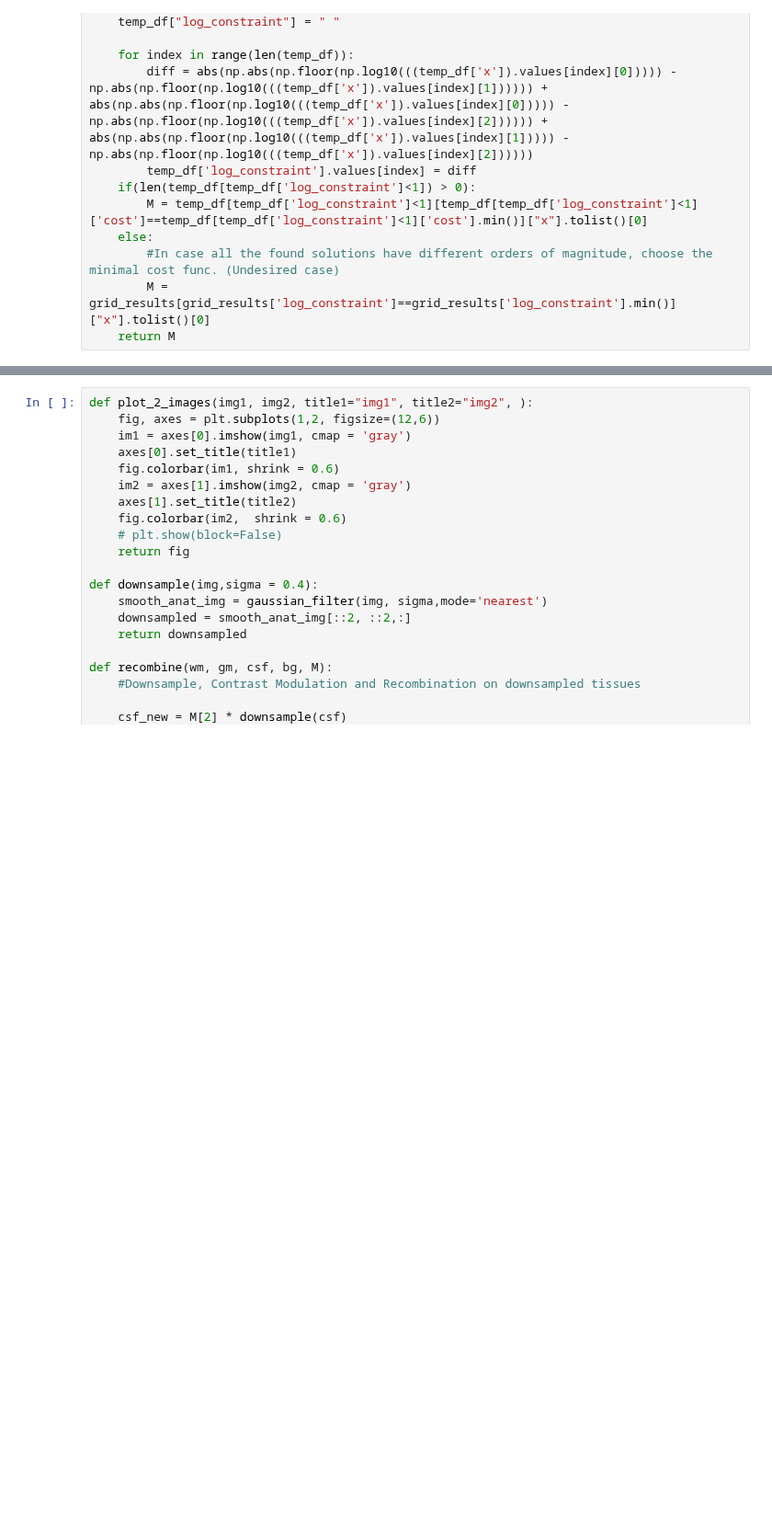
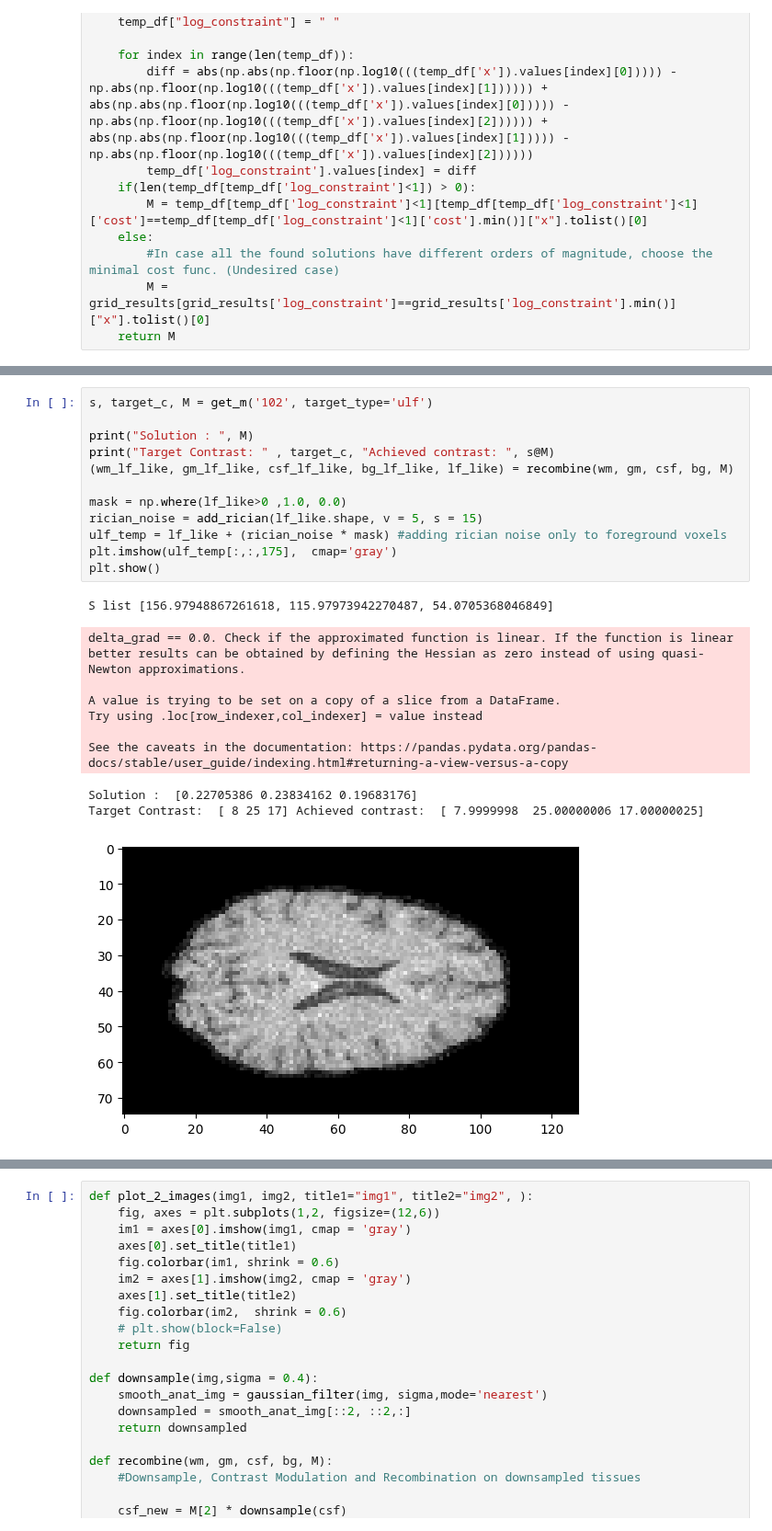
Before and after one commit to pranav-ind/hulfsynth, a Jupyter notebook: temp.ipynb, the cells around one changed output, grey strips where cells are left out. Shown at 92% size. Saved outputs shown, nothing was run; the diff lists cells and outputs as text; blank space fills up the shorter version.

Commit message:
added new sensitivity data

```diff
--- a/temp.ipynb
+++ b/temp.ipynb
@@ -944,5 +896,28 @@ def get_m(dataset_num='0011', target_type='hf'):
 
     # M = grid_results.iloc[0].x
     return s, target_c, M
+# %%
+s, target_c, M = get_m('102', target_type='ulf')
+
+print("Solution : ", M)
+print("Target Contrast: " , target_c, "Achieved contrast: ", s@M)
+(wm_lf_like, gm_lf_like, csf_lf_like, bg_lf_like, lf_like) = recombine(wm, gm, csf, bg, M)
+
+mask = np.where(lf_like>0 ,1.0, 0.0)
+rician_noise = add_rician(lf_like.shape, v = 5, s = 15)
+ulf_temp = lf_like + (rician_noise * mask) #adding rician noise only to foreground voxels
+plt.imshow(ulf_temp[:,:,175],  cmap='gray')
+plt.show()
+# %% [output]
+S list [156.97948867261618, 115.97973942270487, 54.0705368046849]
+delta_grad == 0.0. Check if the approximated function is linear. If the function is linear better results can be obtained by defining the Hessian as zero instead of using quasi-Newton approximations.
+
+A value is trying to be set on a copy of a slice from a DataFrame.
+Try using .loc[row_indexer,col_indexer] = value instead
+
+See the caveats in the documentation: https://pandas.pydata.org/pandas-docs/stable/user_guide/indexing.html#returning-a-view-versus-a-copy
+Solution :  [0.22705386 0.23834162 0.19683176]
+Target Contrast:  [ 8 25 17] Achieved contrast:  [ 7.9999998  25.00000006 17.00000025]
+[figure, added]
 # %%
 #Get Target Contrasts
```
Also changed, not shown: parts of 11 cells of this notebook, 47 other files.
